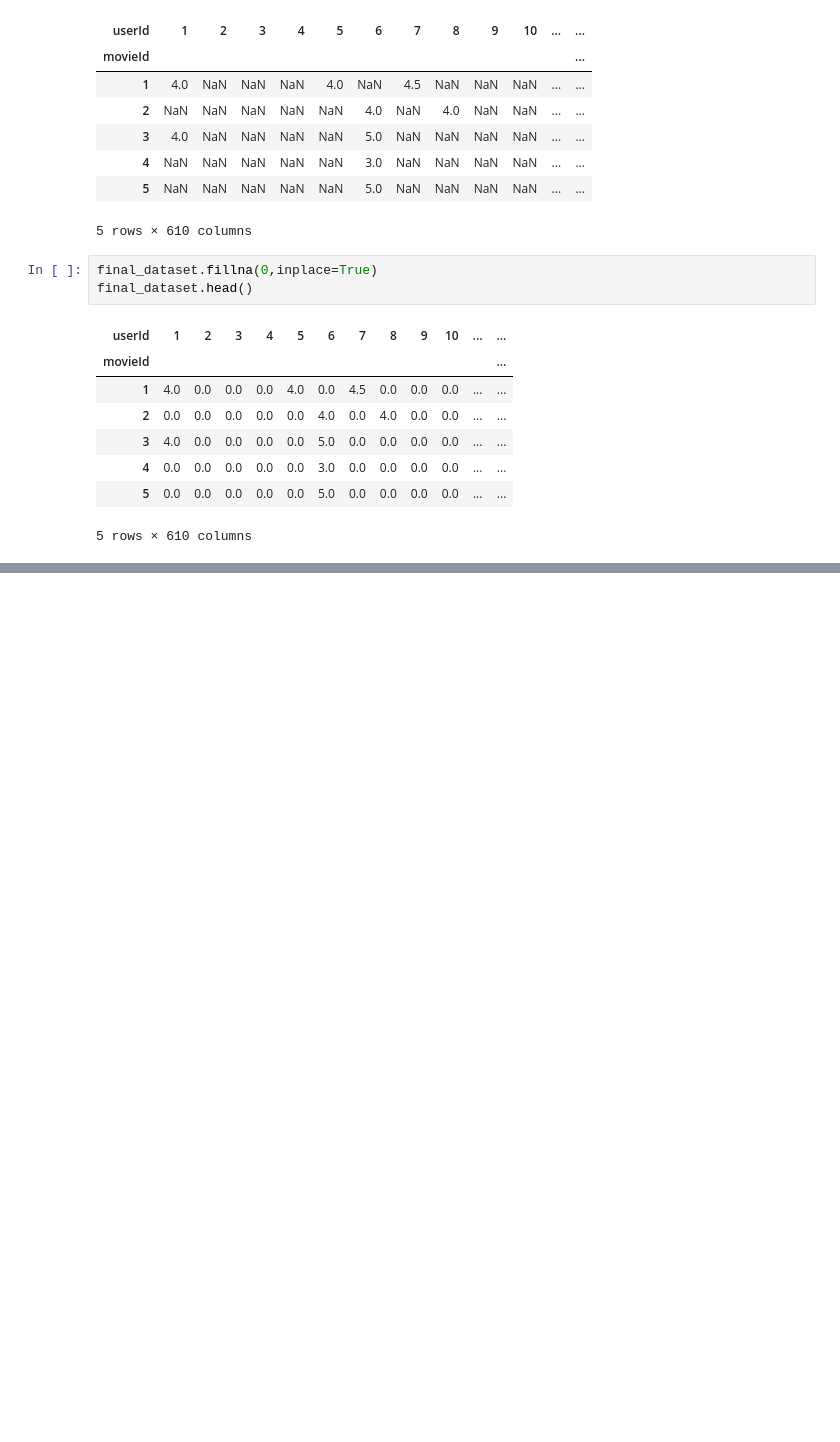
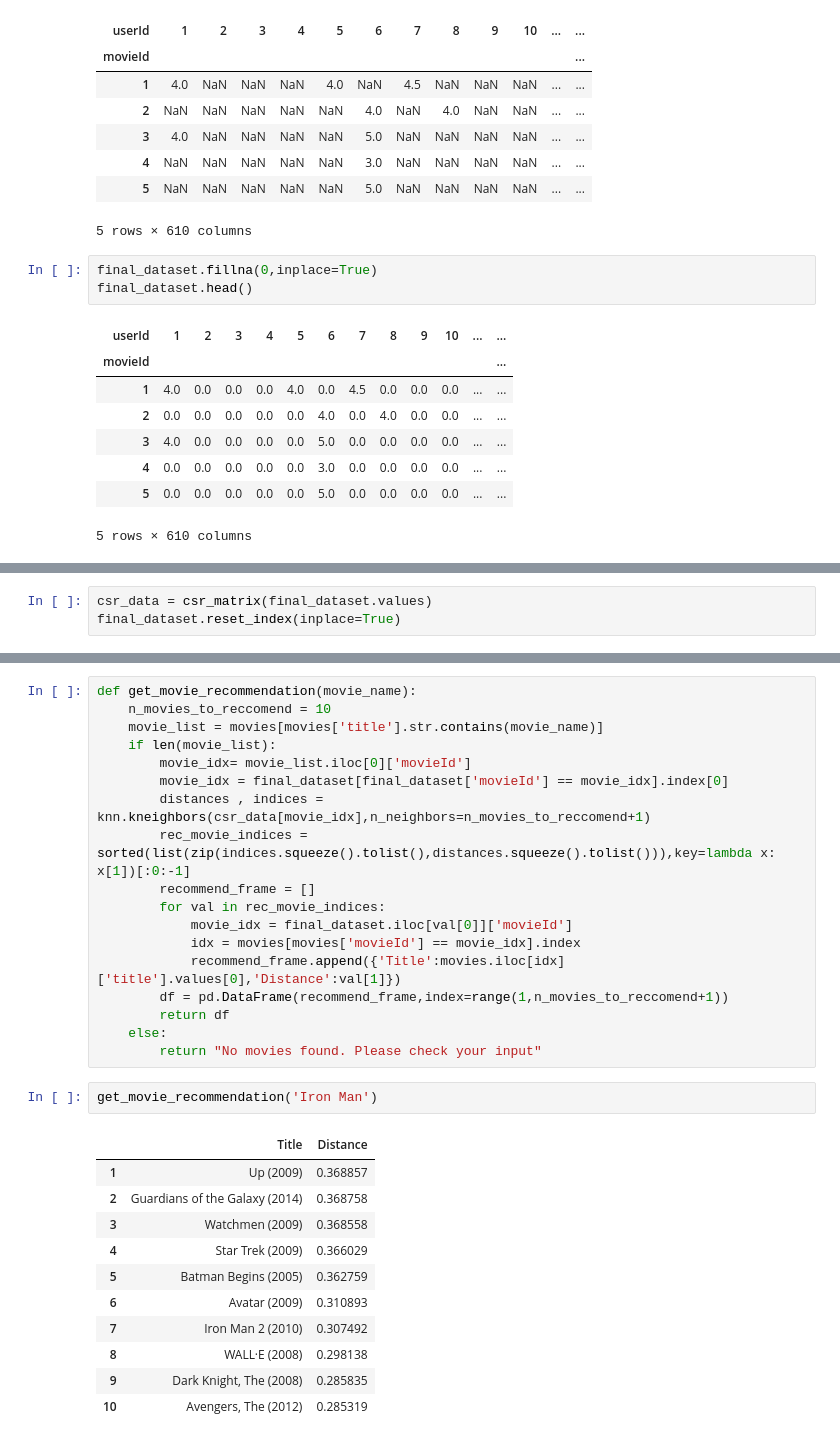
Before and after one commit to SurejSajeev/ML_Projects, a Jupyter notebook: Movie_Recommendation.ipynb, the cells around one changed output, grey strips where cells are left out. Cells and saved outputs as stored; diff of their text form; blank space fills up the shorter version.

```diff
--- a/Movie_Recommendation.ipynb
+++ b/Movie_Recommendation.ipynb
@@ -106,0 +257,3 @@ NameError: name 'rating' is not defined
+# %%
+csr_data = csr_matrix(final_dataset.values)
+final_dataset.reset_index(inplace=True)
@@ -106,0 +265,32 @@ NameError: name 'rating' is not defined
+# %%
+def get_movie_recommendation(movie_name):
+    n_movies_to_reccomend = 10
+    movie_list = movies[movies['title'].str.contains(movie_name)]
+    if len(movie_list):
+        movie_idx= movie_list.iloc[0]['movieId']
+        movie_idx = final_dataset[final_dataset['movieId'] == movie_idx].index[0]
+        distances , indices = knn.kneighbors(csr_data[movie_idx],n_neighbors=n_movies_to_reccomend+1)
+        rec_movie_indices = sorted(list(zip(indices.squeeze().tolist(),distances.squeeze().tolist())),key=lambda x: x[1])[:0:-1]
+        recommend_frame = []
+        for val in rec_movie_indices:
+            movie_idx = final_dataset.iloc[val[0]]['movieId']
+            idx = movies[movies['movieId'] == movie_idx].index
+            recommend_frame.append({'Title':movies.iloc[idx]['title'].values[0],'Distance':val[1]})
+        df = pd.DataFrame(recommend_frame,index=range(1,n_movies_to_reccomend+1))
+        return df
+    else:
+        return "No movies found. Please check your input"
+# %%
+get_movie_recommendation('Iron Man')
+# %% [output]
+|  | Title | Distance |
+| 1 | Up (2009) | 0.368857 |
+| 2 | Guardians of the Galaxy (2014) | 0.368758 |
+| 3 | Watchmen (2009) | 0.368558 |
+| 4 | Star Trek (2009) | 0.366029 |
+| 5 | Batman Begins (2005) | 0.362759 |
+| 6 | Avatar (2009) | 0.310893 |
+| 7 | Iron Man 2 (2010) | 0.307492 |
+| 8 | WALL·E (2008) | 0.298138 |
+| 9 | Dark Knight, The (2008) | 0.285835 |
+| 10 | Avengers, The (2012) | 0.285319 |
```
Also changed, not shown: parts of 22 cells of this notebook.
